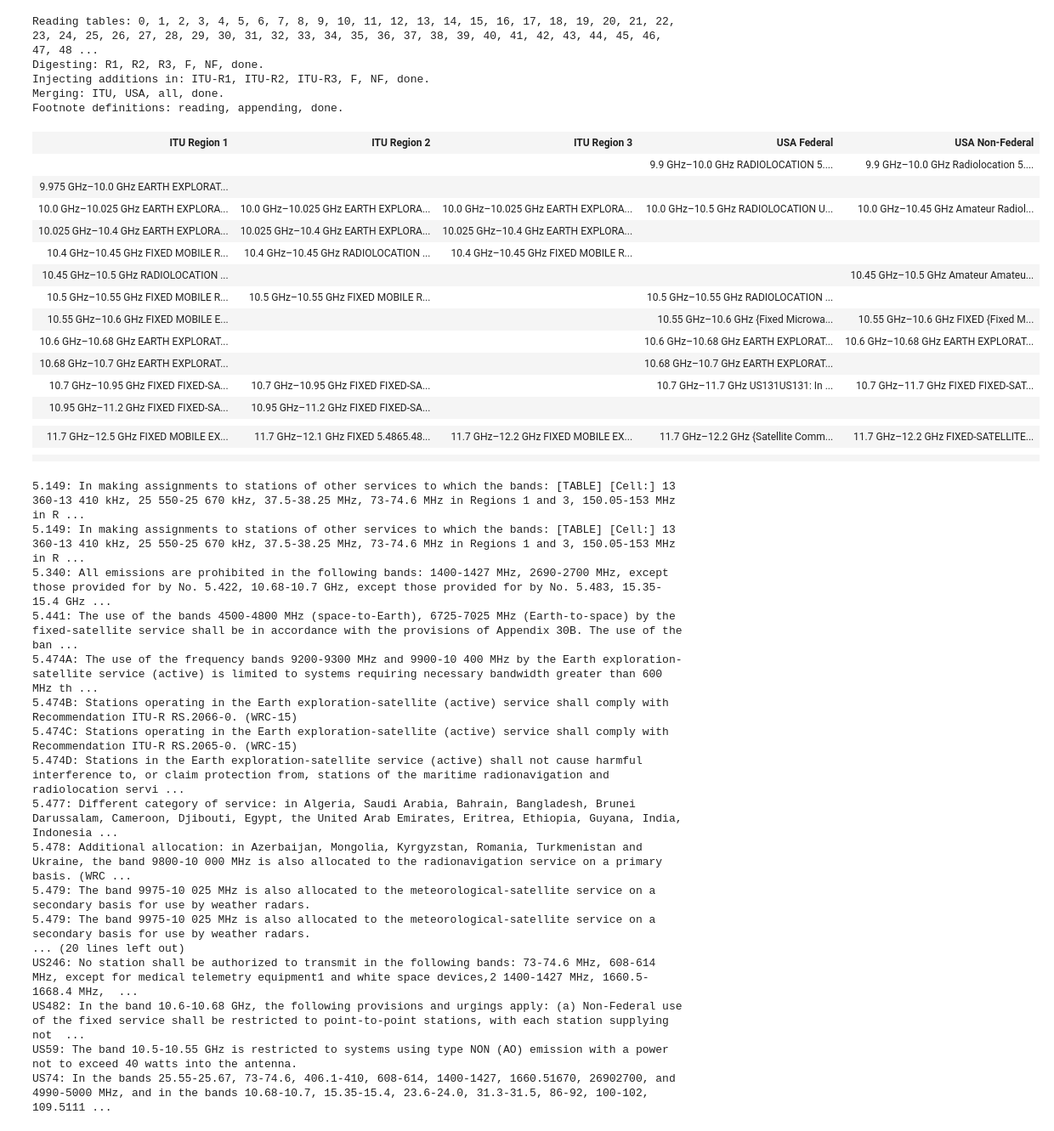
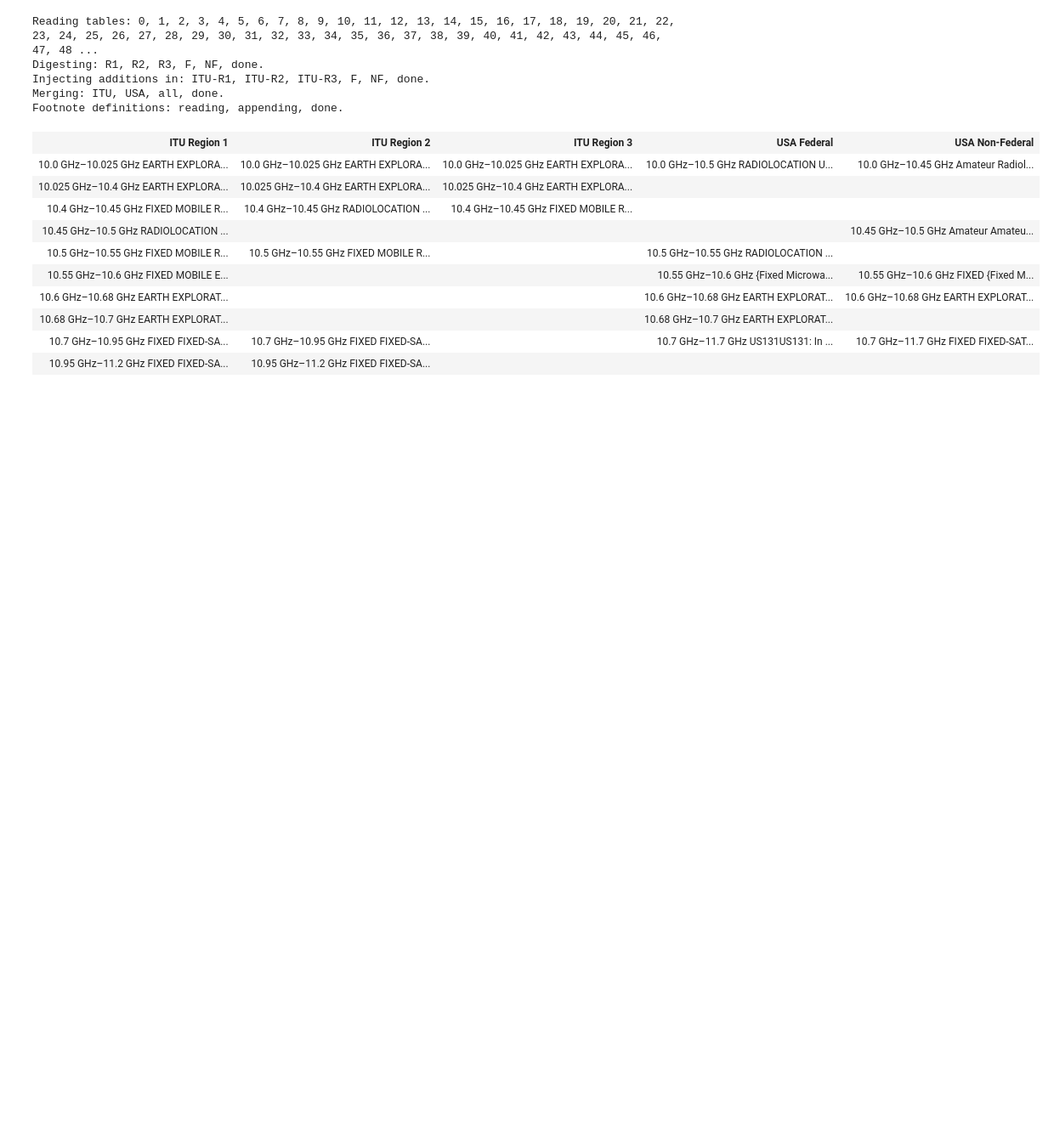
Before and after one commit to njlivesey/pyiturr5etc, a Jupyter notebook: scratch.ipynb, the cells around one changed output. Shown at 85% size. Drawn from its saved outputs; the diff is of its cells as text; code cells hidden in the pictures; blank space fills up the shorter version.

```diff
--- a/scratch.ipynb
+++ b/scratch.ipynb
@@ -10,12 +10,10 @@ Injecting additions in: ITU-R1, ITU-R2, ITU-R3, F, NF, done.
 Merging: ITU, USA, all, done.
 Footnote definitions: reading, appending, done.
 # %%
-bands = tables.all.get_bands(10*units.GHz, 11*units.GHz, adjacent=True)
-dummy=fcc.htmltable(bands, append_footnotes=True)
+bands = tables.all.get_bands(10*units.GHz, 11*units.GHz, adjacent=False)
+dummy=fcc.htmltable(bands, append_footnotes=False)
 # %% [output]
 | ITU Region 1 | ITU Region 2 | ITU Region 3 | USA Federal | USA Non-Federal |
-|  |  |  | 9.9 GHz–10.0 GHz RADIOLOCATION 5.... | 9.9 GHz–10.0 GHz Radiolocation 5.... |
-| 9.975 GHz–10.0 GHz EARTH EXPLORAT... |  |  |  |  |
 | 10.0 GHz–10.025 GHz EARTH EXPLORA... | 10.0 GHz–10.025 GHz EARTH EXPLORA... | 10.0 GHz–10.025 GHz EARTH EXPLORA... | 10.0 GHz–10.5 GHz RADIOLOCATION U... | 10.0 GHz–10.45 GHz Amateur Radiol... |
 | 10.025 GHz–10.4 GHz EARTH EXPLORA... | 10.025 GHz–10.4 GHz EARTH EXPLORA... | 10.025 GHz–10.4 GHz EARTH EXPLORA... |  |  |
 | 10.4 GHz–10.45 GHz FIXED MOBILE R... | 10.4 GHz–10.45 GHz RADIOLOCATION ... | 10.4 GHz–10.45 GHz FIXED MOBILE R... |  |  |
@@ -27,23 +25,3 @@ dummy=fcc.htmltable(bands, append_footnotes=True)
 | 10.7 GHz–10.95 GHz FIXED FIXED-SA... | 10.7 GHz–10.95 GHz FIXED FIXED-SA... |  | 10.7 GHz–11.7 GHz US131US131: In ... | 10.7 GHz–11.7 GHz FIXED FIXED-SAT... |
 | 10.95 GHz–11.2 GHz FIXED FIXED-SA... | 10.95 GHz–11.2 GHz FIXED FIXED-SA... |  |  |  |
 |  |  |  |  |  |
-| 11.7 GHz–12.5 GHz FIXED MOBILE EX... | 11.7 GHz–12.1 GHz FIXED 5.4865.48... | 11.7 GHz–12.2 GHz FIXED MOBILE EX... | 11.7 GHz–12.2 GHz {Satellite Comm... | 11.7 GHz–12.2 GHz FIXED-SATELLITE... |
-|  |  |  |  |  |
-|  |  |  |  |  |
-5.149: In making assignments to stations of other services to which the bands: [TABLE] [Cell:] 13 360-13 410 kHz, 25 550-25 670 kHz, 37.5-38.25 MHz, 73-74.6 MHz in Regions 1 and 3, 150.05-153 MHz in R ...
-5.149: In making assignments to stations of other services to which the bands: [TABLE] [Cell:] 13 360-13 410 kHz, 25 550-25 670 kHz, 37.5-38.25 MHz, 73-74.6 MHz in Regions 1 and 3, 150.05-153 MHz in R ...
-5.340: All emissions are prohibited in the following bands: 1400-1427 MHz, 2690-2700 MHz, except those provided for by No. 5.422, 10.68-10.7 GHz, except those provided for by No. 5.483, 15.35-15.4 GHz ...
-5.441: The use of the bands 4500-4800 MHz (space-to-Earth), 6725-7025 MHz (Earth-to-space) by the fixed-satellite service shall be in accordance with the provisions of Appendix 30B. The use of the ban ...
-5.474A: The use of the frequency bands 9200-9300 MHz and 9900-10 400 MHz by the Earth exploration-satellite service (active) is limited to systems requiring necessary bandwidth greater than 600 MHz th ...
-5.474B: Stations operating in the Earth exploration-satellite (active) service shall comply with Recommendation ITU-R RS.2066-0. (WRC-15)
-5.474C: Stations operating in the Earth exploration-satellite (active) service shall comply with Recommendation ITU-R RS.2065-0. (WRC-15)
-5.474D: Stations in the Earth exploration-satellite service (active) shall not cause harmful interference to, or claim protection from, stations of the maritime radionavigation and radiolocation servi ...
-5.477: Different category of service: in Algeria, Saudi Arabia, Bahrain, Bangladesh, Brunei Darussalam, Cameroon, Djibouti, Egypt, the United Arab Emirates, Eritrea, Ethiopia, Guyana, India, Indonesia ...
-5.478: Additional allocation: in Azerbaijan, Mongolia, Kyrgyzstan, Romania, Turkmenistan and Ukraine, the band 9800-10 000 MHz is also allocated to the radionavigation service on a primary basis. (WRC ...
-5.479: The band 9975-10 025 MHz is also allocated to the meteorological-satellite service on a secondary basis for use by weather radars.
-5.479: The band 9975-10 025 MHz is also allocated to the meteorological-satellite service on a secondary basis for use by weather radars.
-... (20 lines left out)
-US246: No station shall be authorized to transmit in the following bands: 73-74.6 MHz, 608-614 MHz, except for medical telemetry equipment1 and white space devices,2 1400-1427 MHz, 1660.5-1668.4 MHz,  ...
-US482: In the band 10.6-10.68 GHz, the following provisions and urgings apply: (a) Non-Federal use of the fixed service shall be restricted to point-to-point stations, with each station supplying not  ...
-US59: The band 10.5-10.55 GHz is restricted to systems using type NON (AO) emission with a power not to exceed 40 watts into the antenna.
-US74: In the bands 25.55-25.67, 73-74.6, 406.1-410, 608-614, 1400-1427, 1660.51670, 26902700, and 4990-5000 MHz, and in the bands 10.68-10.7, 15.35-15.4, 23.6-24.0, 31.3-31.5, 86-92, 100-102, 109.5111 ...
```
Also changed, not shown: 3 other files.
